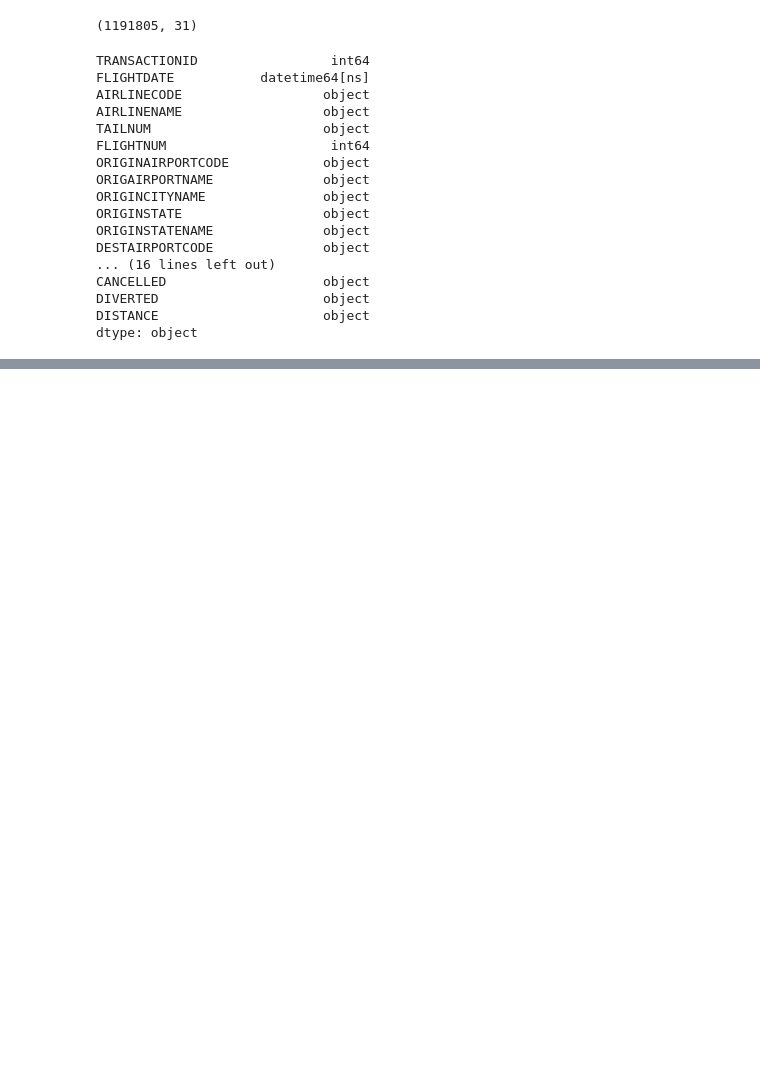
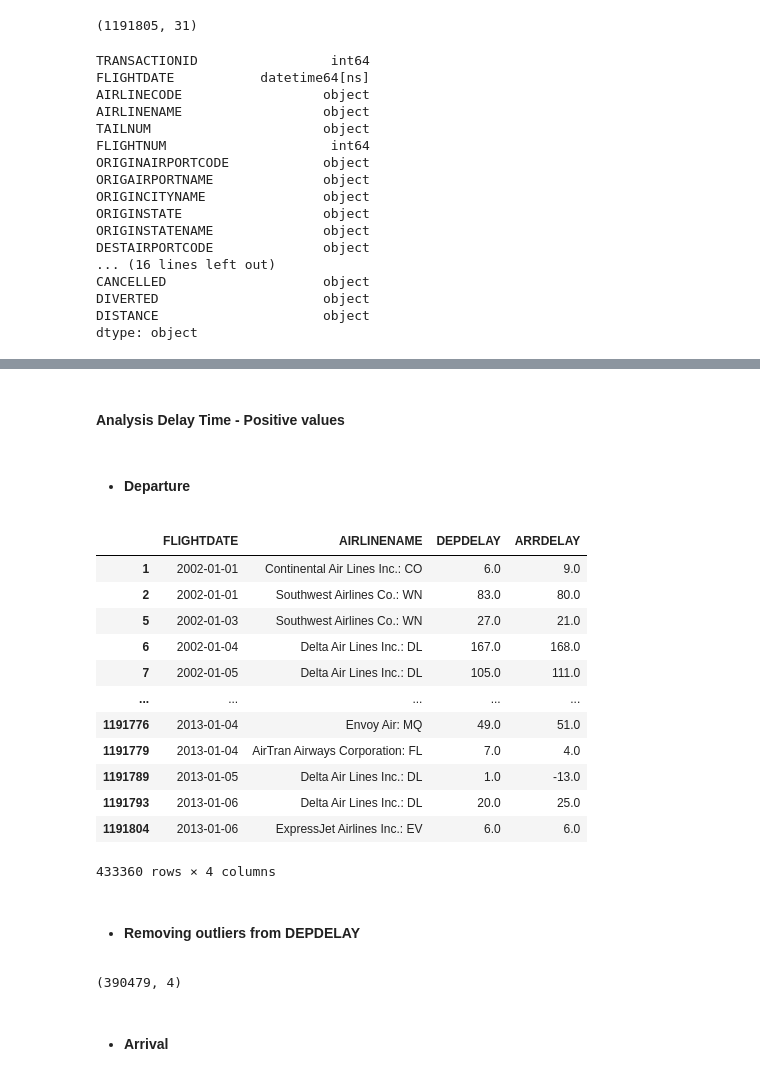
Before and after one commit to RonaldCedeno/Clustering-Flights, a Jupyter notebook: Flights K-Means.ipynb, the cells around one changed output, grey strips where cells are left out. Drawn from its saved outputs; the diff is of its cells as text; code cells hidden in the pictures; blank space fills up the shorter version.

```diff
--- a/Flights K-Means.ipynb
+++ b/Flights K-Means.ipynb
@@ -41,0 +53,4 @@ dtype: object
+# %%
+columns = ['FLIGHTDATE','AIRLINENAME','DEPDELAY','ARRDELAY']
+# %%
+flights_X = flights.loc[:,columns]
@@ -41,0 +75,24 @@ dtype: object
+# %% [markdown]
+#### Analysis Delay Time - Positive values
+# %% [markdown]
+- #### Departure
+# %%
+dep = flights_X[flights_X["DEPDELAY"]>0]
+# %%
+dep
+# %% [output]
+|  | FLIGHTDATE | AIRLINENAME | DEPDELAY | ARRDELAY |
+| 1 | 2002-01-01 | Continental Air Lines Inc.: CO | 6.0 | 9.0 |
+| 2 | 2002-01-01 | Southwest Airlines Co.: WN | 83.0 | 80.0 |
+| 5 | 2002-01-03 | Southwest Airlines Co.: WN | 27.0 | 21.0 |
+| 6 | 2002-01-04 | Delta Air Lines Inc.: DL | 167.0 | 168.0 |
+| 7 | 2002-01-05 | Delta Air Lines Inc.: DL | 105.0 | 111.0 |
+| ... | ... | ... | ... | ... |
+| 1191776 | 2013-01-04 | Envoy Air: MQ | 49.0 | 51.0 |
+| 1191779 | 2013-01-04 | AirTran Airways Corporation: FL | 7.0 | 4.0 |
+| 1191789 | 2013-01-05 | Delta Air Lines Inc.: DL | 1.0 | -13.0 |
+| 1191793 | 2013-01-06 | Delta Air Lines Inc.: DL | 20.0 | 25.0 |
+| 1191804 | 2013-01-06 | ExpressJet Airlines Inc.: EV | 6.0 | 6.0 |
+433360 rows × 4 columns
+# %% [markdown]
+- #### Removing outliers from DEPDELAY
@@ -41,0 +105,6 @@ dtype: object
+# %%
+dep.shape
+# %% [output]
+(390479, 4)
+# %% [markdown]
+- #### Arrival
```
Also changed, not shown: parts of 24 cells of this notebook.
